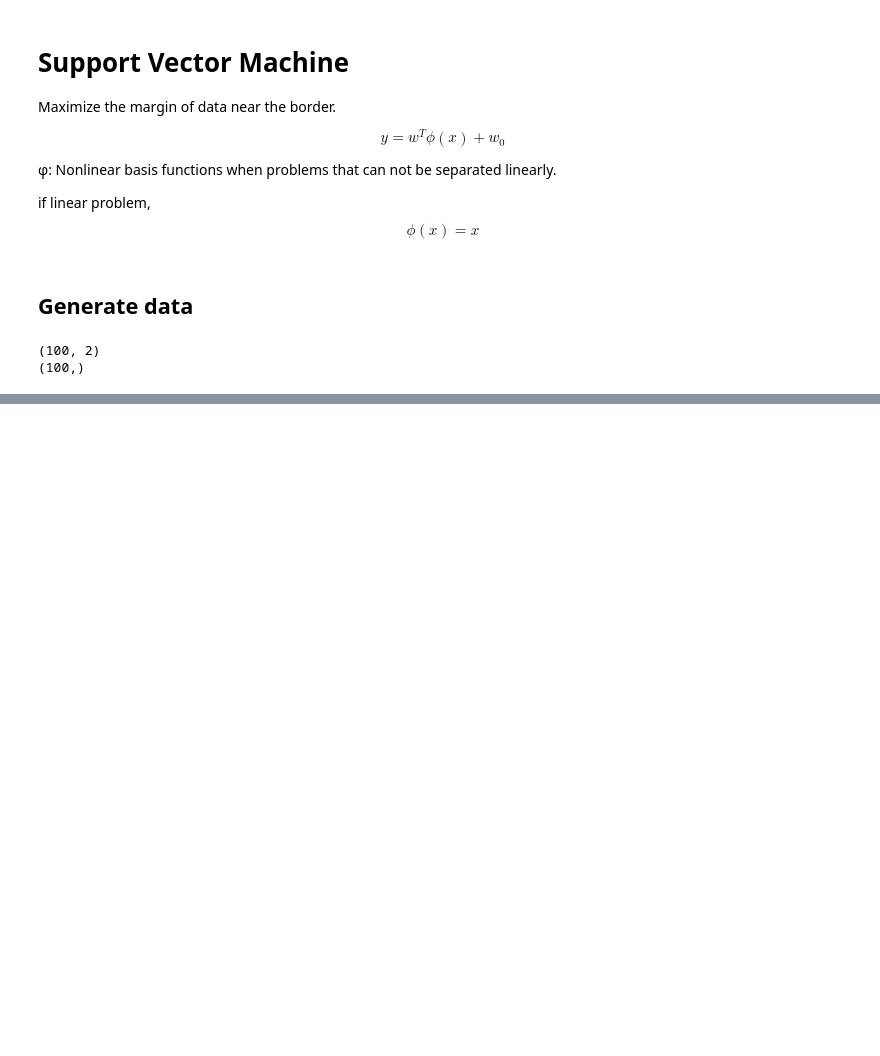
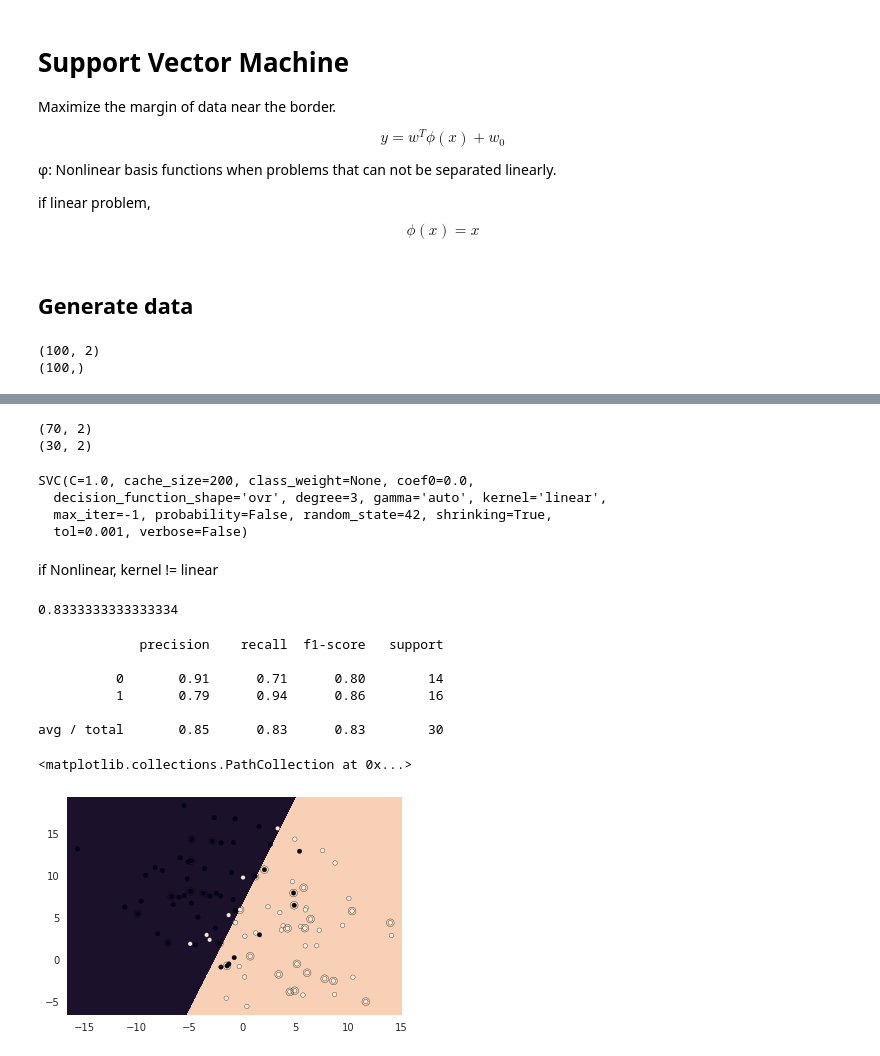
Before and after one commit to TatsukiSerizawa/MachineLearningMethod, a Jupyter notebook: SVM.ipynb, the cells around one changed output, grey strips where cells are left out. Cells and saved outputs as stored; diff of their text form; code cells hidden in the pictures; blank space fills up the shorter version.

```diff
--- a/SVM.ipynb
+++ b/SVM.ipynb
@@ -42,0 +45,51 @@ Text(0,0.5,'Figure 2')
+# %%
+X_train, X_test, y_train, y_test = train_test_split(X, y, test_size=0.3, random_state=42)
+
+print(X_train.shape)
+print(X_test.shape)
+# %% [output]
+(70, 2)
+(30, 2)
+# %%
+svm_clf = SVC(gamma='auto', kernel='linear', random_state=42)
+svm_clf.fit(X_train, y_train)
+# %% [output]
+SVC(C=1.0, cache_size=200, class_weight=None, coef0=0.0,
+  decision_function_shape='ovr', degree=3, gamma='auto', kernel='linear',
+  max_iter=-1, probability=False, random_state=42, shrinking=True,
+  tol=0.001, verbose=False)
+# %% [markdown]
+if Nonlinear, kernel != linear
+# %%
+svm_pred = svm_clf.predict(X_test)
+accuracy_score(y_test, svm_pred)
+# %% [output]
+0.8333333333333334
+# %%
+print(classification_report(y_test, svm_pred))
+# %% [output]
+             precision    recall  f1-score   support
+
+          0       0.91      0.71      0.80        14
+          1       0.79      0.94      0.86        16
+
+avg / total       0.85      0.83      0.83        30
+# %%
+plt.figure()
+
+h=0.02
+x_min=X[:,0].min()-1
+x_max=X[:,0].max()+1
+y_min=X[:,1].min()-1
+y_max=X[:,1].max()+1
+#make meshgrid
+xx, yy = np.meshgrid(np.arange(x_min, x_max, h), np.arange(y_min, y_max, h))
+Z = svm_clf.predict(np.c_[xx.ravel(), yy.ravel()])
+Z = Z.reshape(xx.shape)
+
+plt.contourf(xx, yy, Z)
+plt.scatter(X[:,0], X[:,1], c=y, edgecolor='k', s=20)
+plt.scatter(X_test[:,0], X_test[:,1], facecolors='none', edgecolor='k', s=60)
+# %% [output]
+<matplotlib.collections.PathCollection at 0x...>
+[figure, added]
```
Also changed, not shown: parts of 4 cells of this notebook, 1 other file.
